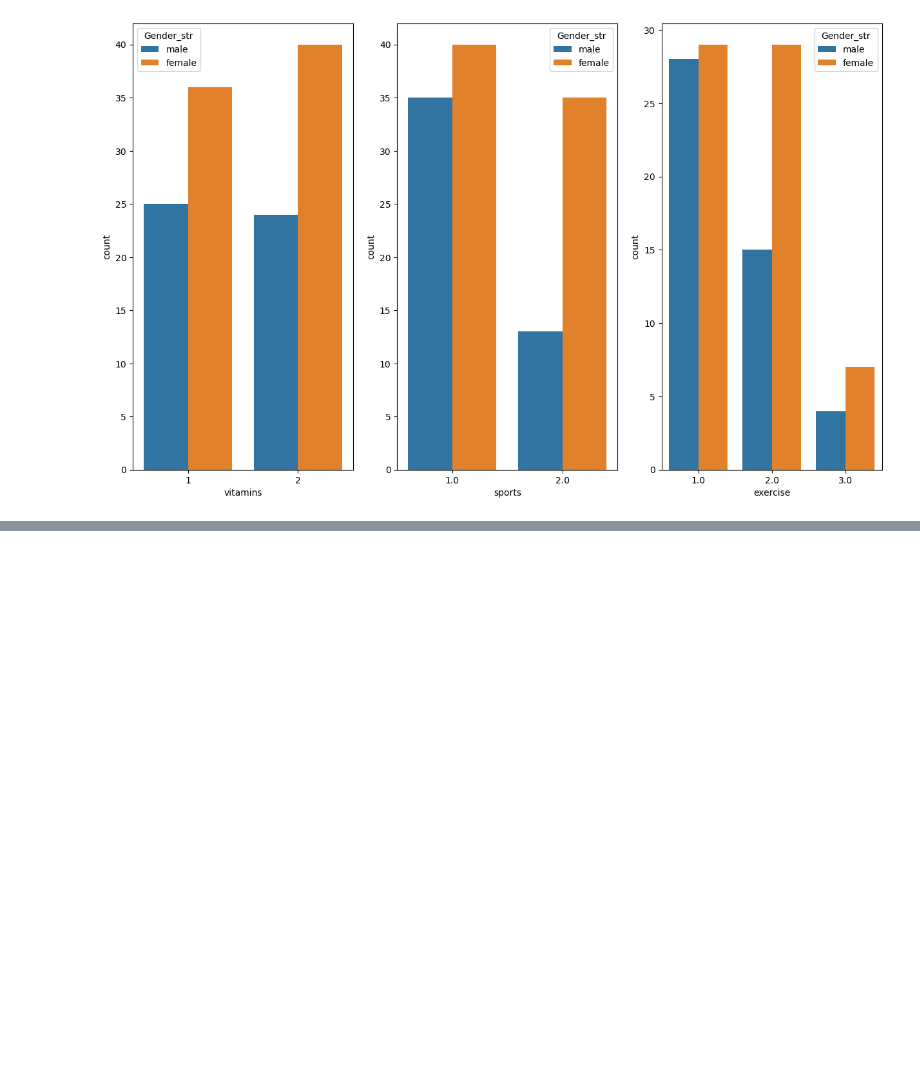
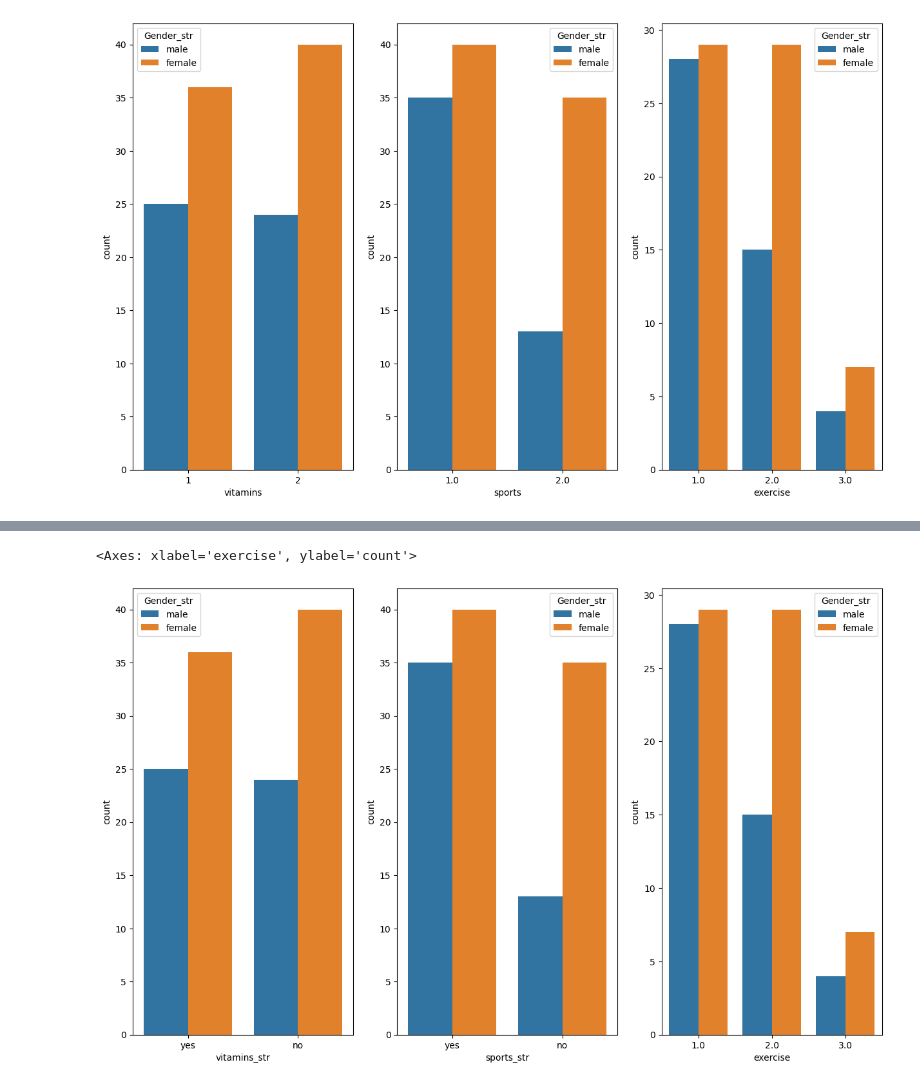
Before and after one commit to MattBlack9/stat386_project, a Jupyter notebook: jensen_code.ipynb, the cells around one changed output, grey strips where cells are left out. Cells and saved outputs as stored; diff of their text form; code cells hidden in the pictures; blank space fills up the shorter version.

```diff
--- a/jensen_code.ipynb
+++ b/jensen_code.ipynb
@@ -181,0 +214,9 @@ sns.countplot(data=food, x=food["exercise"], hue=food["Gender_str"])
+# %%
+fig, axes = plt.subplots(1, 3, figsize = (15, 9))
+
+sns.countplot(data=food, x=food["vitamins_str"], hue= food["Gender_str"],ax=axes[0])
+sns.countplot(data=food, x=food["sports_str"], hue = food["Gender_str"], ax=axes[1])
+sns.countplot(data=food, x=food["exercise"], hue=food["Gender_str"])
+# %% [output]
+<Axes: xlabel='exercise', ylabel='count'>
+[figure, added]
```
Also changed, not shown: parts of 7 cells of this notebook, 7 other files.
